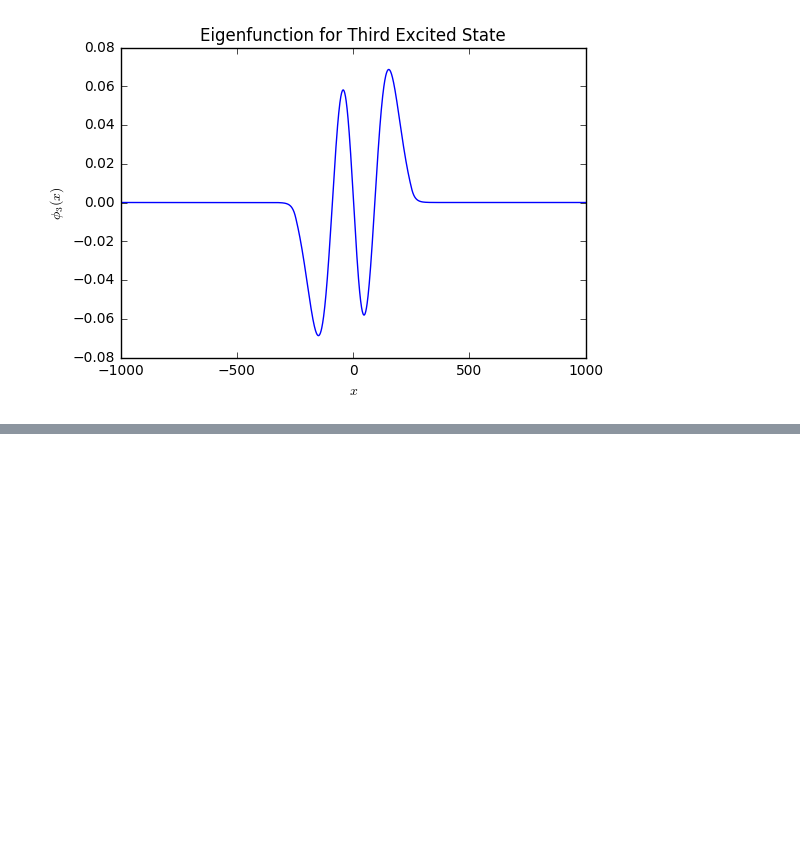
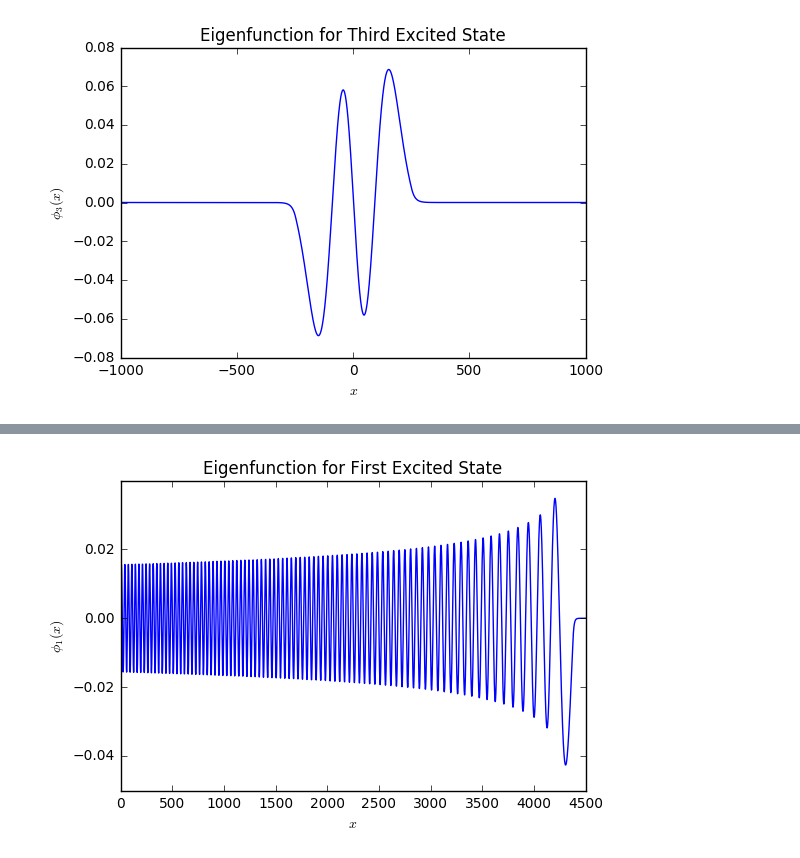
Before and after one commit to LeNPaul/computational-physics, a Jupyter notebook: HW4/EX1/Plots.ipynb, the cells around one changed output, grey strips where cells are left out. Saved outputs shown, nothing was run; the diff lists cells and outputs as text; code cells hidden in the pictures; blank space fills up the shorter version.

```diff
--- a/HW4/EX1/Plots.ipynb
+++ b/HW4/EX1/Plots.ipynb
@@ -348,0 +399,25 @@ plt.show()
+# %%
+import matplotlib.pyplot as plt
+import csv
+
+x = []
+y = []
+
+with open('data_phi_1_6.csv','r') as csvfile:
+    plots = csv.reader(csvfile, delimiter=',')
+    next(csvfile)
+    for row in plots:
+        y.append(row[3])
+
+for i in range(len(y)):
+    x.append(i)
+
+params = {'text.usetex': True}
+
+plt.plot(x[0:4500],y[10000:14500])
+plt.xlabel('$x$')
+plt.ylabel('$\phi_1(x)$')
+plt.title('Eigenfunction for First Excited State')
+plt.show()
+# %% [output]
+[figure, added]
```
Also changed, not shown: parts of 18 cells of this notebook, 13 other files.
